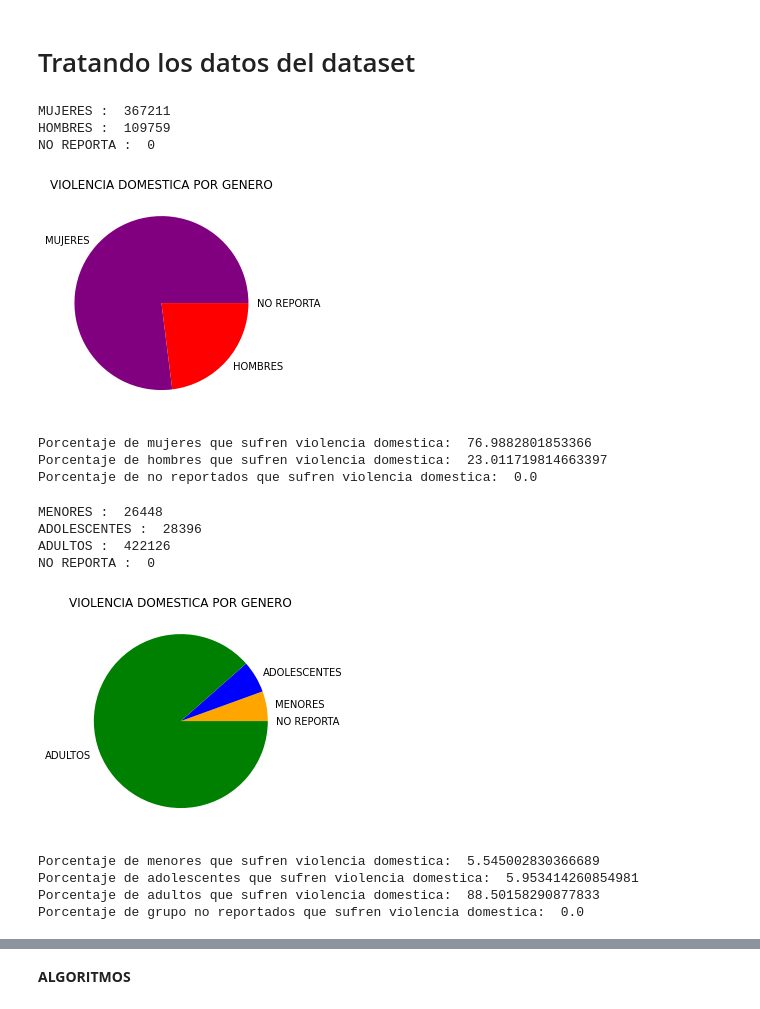
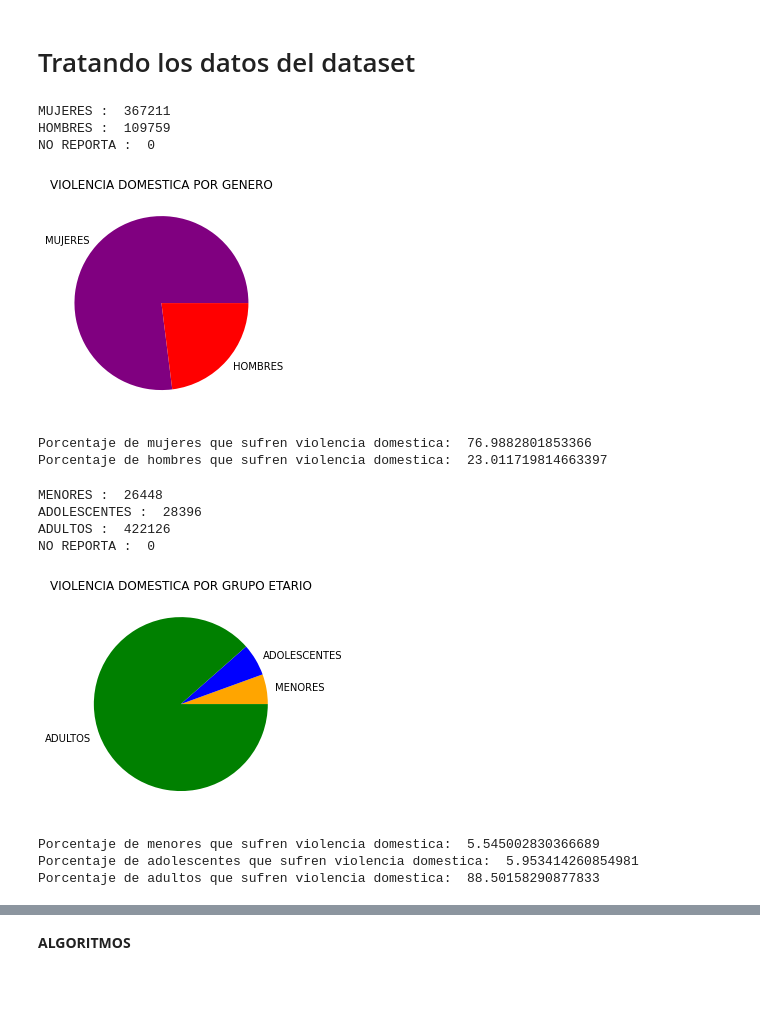
Before and after one commit to VEEB276/Violencia_Dom-stica_Colombia, a Jupyter notebook: Notebook/ViolenciaDomesticaColombia.ipynb, the cells around one changed output, grey strips where cells are left out. Cells and saved outputs as stored; diff of their text form; code cells hidden in the pictures.

```diff
--- a/Notebook/ViolenciaDomesticaColombia.ipynb
+++ b/Notebook/ViolenciaDomesticaColombia.ipynb
@@ -162,40 +166,38 @@ data['GRUPO ETARIO']=data['GRUPO ETARIO'].replace({'NO REPORTA': 'ADULTOS'})
 # %%
 #@markdown Reemplazamos los datos de la columna 'GENERO' por datos numéricos
 data["GENERO"].replace(["FEMENINO","MASCULINO","NO REPORTA","-" ],[1,2,3,4],inplace=True)
 data["GENERO"] = data["GENERO"].replace(np.nan,0)
 MUJERES = data['GENERO'].eq(1).sum()
 HOMBRES = data['GENERO'].eq(2).sum()
 NOREPORTA = data['GENERO'].eq(3).sum()
 SIN = data['GENERO'].eq(4).sum()
 
 print('MUJERES : ', MUJERES)
 print('HOMBRES : ', HOMBRES)
 print('NO REPORTA : ', NOREPORTA+SIN)
 
 M = MUJERES*(100/476970)
 H = HOMBRES*(100/476970)
 NR = (NOREPORTA+SIN)*(100/476970)
 
 # Datos a graficar
-etiquetas = ['MUJERES','HOMBRES','NO REPORTA']
-valores = [M,H,NR]
+etiquetas = ['MUJERES','HOMBRES']
+valores = [M,H]
 colores = ['purple','red','yellow']
 
 plt.pie(x=valores, labels=etiquetas, colors = colores)
 plt.title('VIOLENCIA DOMESTICA POR GENERO')
 plt.show()
 
 print('Porcentaje de mujeres que sufren violencia domestica: ', M)
 print('Porcentaje de hombres que sufren violencia domestica: ', H)
-print('Porcentaje de no reportados que sufren violencia domestica: ', NR)
 # %% [output]
 MUJERES :  367211
 HOMBRES :  109759
 NO REPORTA :  0
-[figure, old version]
+[figure, new version]
 Porcentaje de mujeres que sufren violencia domestica:  76.9882801853366
 Porcentaje de hombres que sufren violencia domestica:  23.011719814663397
-Porcentaje de no reportados que sufren violencia domestica:  0.0
 # %%
 #@markdown Reemplazamos los datos de la columna 'GRUPO ETARIO' por datos numéricos
 data["GRUPO ETARIO"].replace(["MENORES","ADOLESCENTES","ADULTOS","NO REPORTA"],[1,2,3,4],inplace=True)
@@ -216,28 +218,26 @@ NR = NOREPORTA*(100/476970)
 
 
 # Datos a graficar
-etiquetas = ['MENORES','ADOLESCENTES','ADULTOS','NO REPORTA']
-valores = [MN,AC,AD,NR]
+etiquetas = ['MENORES','ADOLESCENTES','ADULTOS']
+valores = [MN,AC,AD]
 colores = ['orange','blue','green','yellow']
 
 plt.pie(x=valores, labels=etiquetas, colors = colores)
-plt.title('VIOLENCIA DOMESTICA POR GENERO')
+plt.title('VIOLENCIA DOMESTICA POR GRUPO ETARIO')
 plt.show()
 
 print('Porcentaje de menores que sufren violencia domestica: ', MN)
 print('Porcentaje de adolescentes que sufren violencia domestica: ', AC)
 print('Porcentaje de adultos que sufren violencia domestica: ', AD)
-print('Porcentaje de grupo no reportados que sufren violencia domestica: ', NR)
 # %% [output]
 MENORES :  26448
 ADOLESCENTES :  28396
 ADULTOS :  422126
 NO REPORTA :  0
-[figure, old version]
+[figure, new version]
 Porcentaje de menores que sufren violencia domestica:  5.545002830366689
 Porcentaje de adolescentes que sufren violencia domestica:  5.953414260854981
 Porcentaje de adultos que sufren violencia domestica:  88.50158290877833
-Porcentaje de grupo no reportados que sufren violencia domestica:  0.0
 # %%
 #@markdown Mapeando el tipo de arma a un dato numerico
 
```
Also changed, not shown: parts of 25 cells of this notebook, 1 other file.
